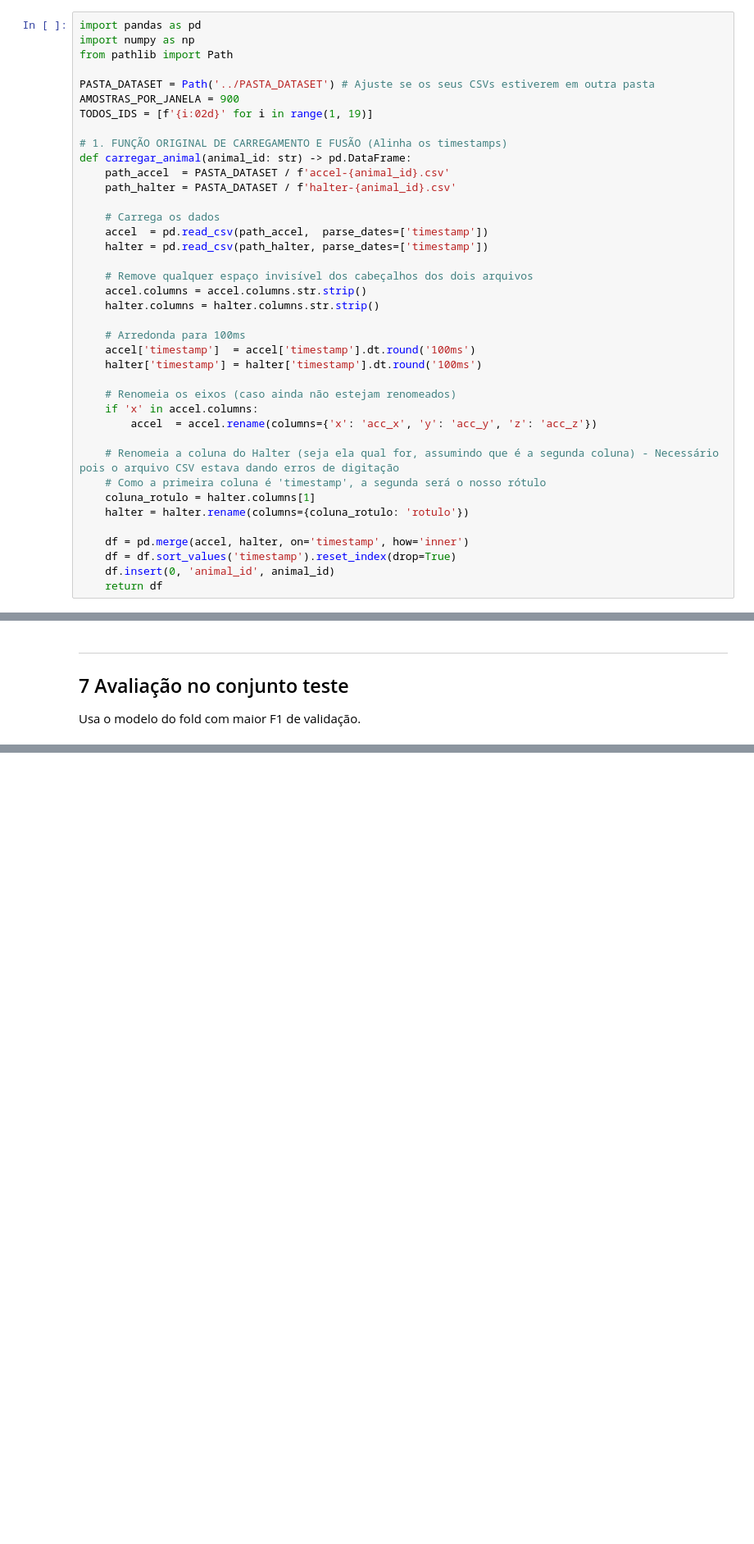
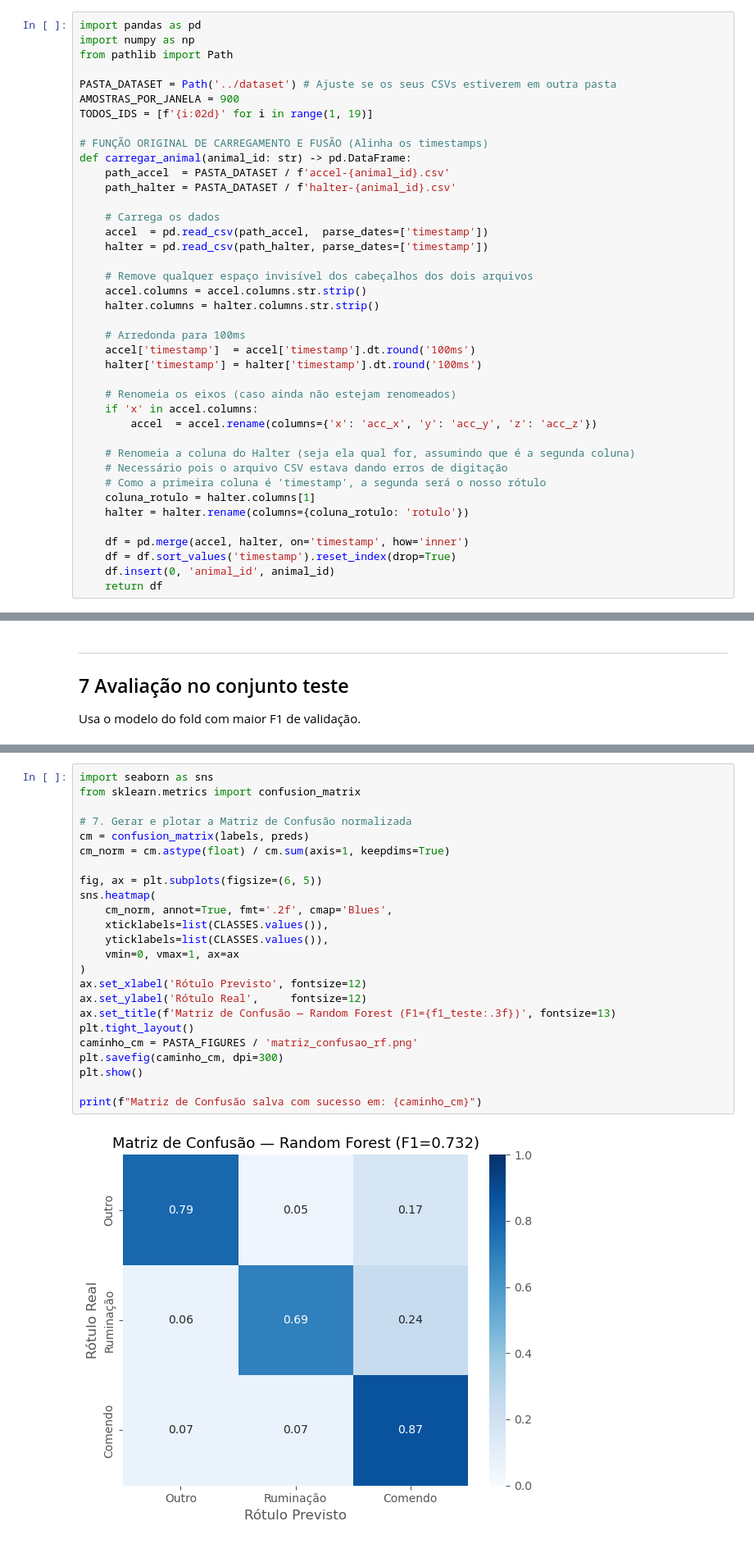
Before and after one commit to rpgouveia/pucpr-mpc-rumination, a Jupyter notebook: notebooks/model2.ipynb, the cells around one changed output, grey strips where cells are left out. Shown at 82% size. Drawn from its saved outputs; the diff is of its cells as text; blank space fills up the shorter version.

Commit message:
feat: add confusion matrix to model2.ipynb, update annotations, add images

```diff
--- a/notebooks/model2.ipynb
+++ b/notebooks/model2.ipynb
@@ -25,11 +25,11 @@ import pandas as pd
 import numpy as np
 from pathlib import Path
 
-PASTA_DATASET = Path('../PASTA_DATASET') # Ajuste se os seus CSVs estiverem em outra pasta
+PASTA_DATASET = Path('../dataset') # Ajuste se os seus CSVs estiverem em outra pasta
 AMOSTRAS_POR_JANELA = 900
 TODOS_IDS = [f'{i:02d}' for i in range(1, 19)]
 
-# 1. FUNÇÃO ORIGINAL DE CARREGAMENTO E FUSÃO (Alinha os timestamps)
+# FUNÇÃO ORIGINAL DE CARREGAMENTO E FUSÃO (Alinha os timestamps)
 def carregar_animal(animal_id: str) -> pd.DataFrame:
     path_accel  = PASTA_DATASET / f'accel-{animal_id}.csv'
     path_halter = PASTA_DATASET / f'halter-{animal_id}.csv'
@@ -50,7 +50,8 @@ def carregar_animal(animal_id: str) -> pd.DataFrame:
     if 'x' in accel.columns:
         accel  = accel.rename(columns={'x': 'acc_x', 'y': 'acc_y', 'z': 'acc_z'})
 
-    # Renomeia a coluna do Halter (seja ela qual for, assumindo que é a segunda coluna) - Necessário pois o arquivo CSV estava dando erros de digitação
+    # Renomeia a coluna do Halter (seja ela qual for, assumindo que é a segunda coluna)
+    # Necessário pois o arquivo CSV estava dando erros de digitação
     # Como a primeira coluna é 'timestamp', a segunda será o nosso rótulo
     coluna_rotulo = halter.columns[1]
     halter = halter.rename(columns={coluna_rotulo: 'rotulo'})
@@ -422,3 +435,29 @@ Preparando avaliação... Melhor fold identificado: 2 (F1 val = 0.8050)
     accuracy                           0.76     18828
    macro avg       0.74      0.78      0.73     18828
 weighted avg       0.84      0.76      0.78     18828
+# %%
+import seaborn as sns
+from sklearn.metrics import confusion_matrix
+
+# 7. Gerar e plotar a Matriz de Confusão normalizada
+cm = confusion_matrix(labels, preds)
+cm_norm = cm.astype(float) / cm.sum(axis=1, keepdims=True)
+
+fig, ax = plt.subplots(figsize=(6, 5))
+sns.heatmap(
+    cm_norm, annot=True, fmt='.2f', cmap='Blues',
+    xticklabels=list(CLASSES.values()),
+    yticklabels=list(CLASSES.values()),
+    vmin=0, vmax=1, ax=ax
+)
+ax.set_xlabel('Rótulo Previsto', fontsize=12)
+ax.set_ylabel('Rótulo Real',     fontsize=12)
+ax.set_title(f'Matriz de Confusão — Random Forest (F1={f1_teste:.3f})', fontsize=13)
+plt.tight_layout()
+caminho_cm = PASTA_FIGURES / 'matriz_confusao_rf.png'
+plt.savefig(caminho_cm, dpi=300)
+plt.show()
+
+print(f"Matriz de Confusão salva com sucesso em: {caminho_cm}")
+# %% [output]
+[figure, added]
```
Also changed, not shown: parts of 12 cells of this notebook, 2 other files.
